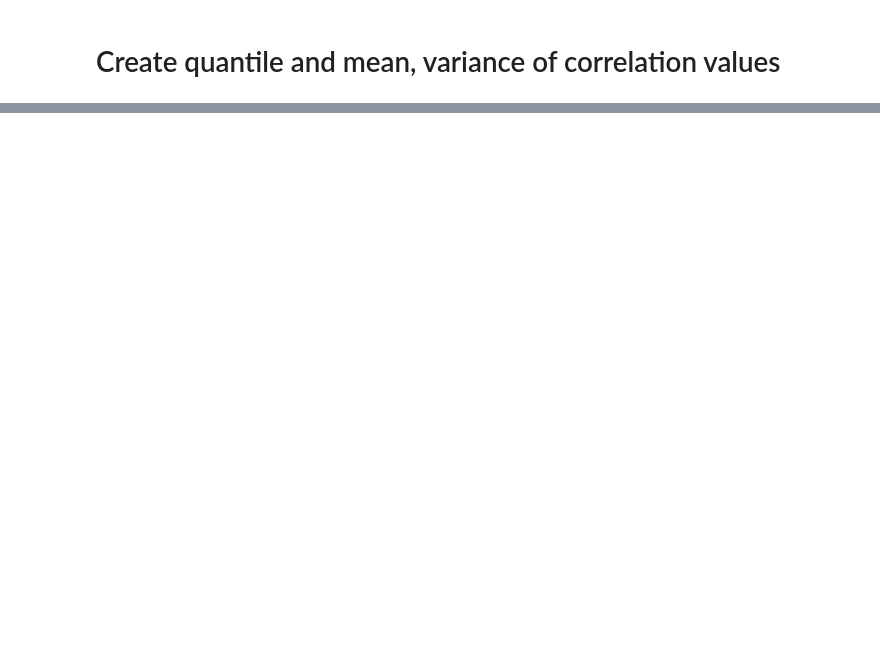
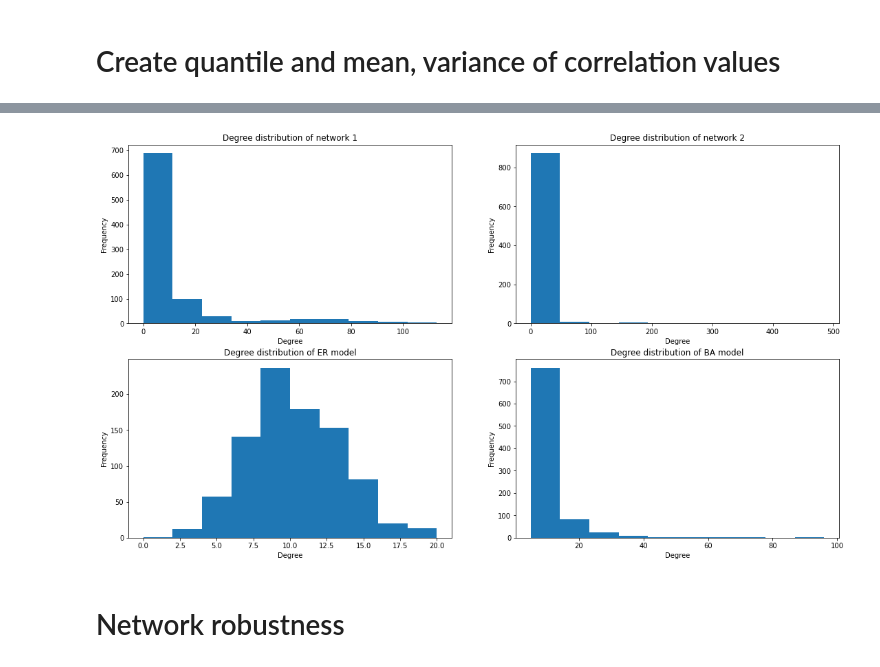
Before and after one commit to zuivu/stock-network, a Jupyter notebook: analysis.ipynb, the cells around one changed output, grey strips where cells are left out. Saved outputs shown, nothing was run; the diff lists cells and outputs as text; code cells hidden in the pictures; blank space fills up the shorter version.

```diff
--- a/analysis.ipynb
+++ b/analysis.ipynb
@@ -184,0 +270,22 @@ QUANTILE
+# %%
+# Degree distribution
+def degree_dist_plt(network, title, axs):
+    deg = nx.degree(network)
+    b=[]
+    for c in deg:
+        b.append(c[1])
+    axs.hist(b, bins =10)
+    axs.set_title(label = title)
+    axs.set_xlabel("Degree")
+    axs.set_ylabel("Frequency")
+
+fig, axs = plt.subplots(2,2)
+fig.set_size_inches(18.5, 10.5, forward=True)
+degree_dist_plt(network_1, "Degree distribution of network 1", axs[0,0])
+degree_dist_plt(network_2, "Degree distribution of network 2", axs[0,1])
+degree_dist_plt(er_model, "Degree distribution of ER model", axs[1,0])
+degree_dist_plt(ba_model, "Degree distribution of BA model", axs[1,1])
+# %% [output]
+[figure, added]
+# %% [markdown]
+# Network robustness
```
Also changed, not shown: parts of 46 cells of this notebook, 8 other files.
